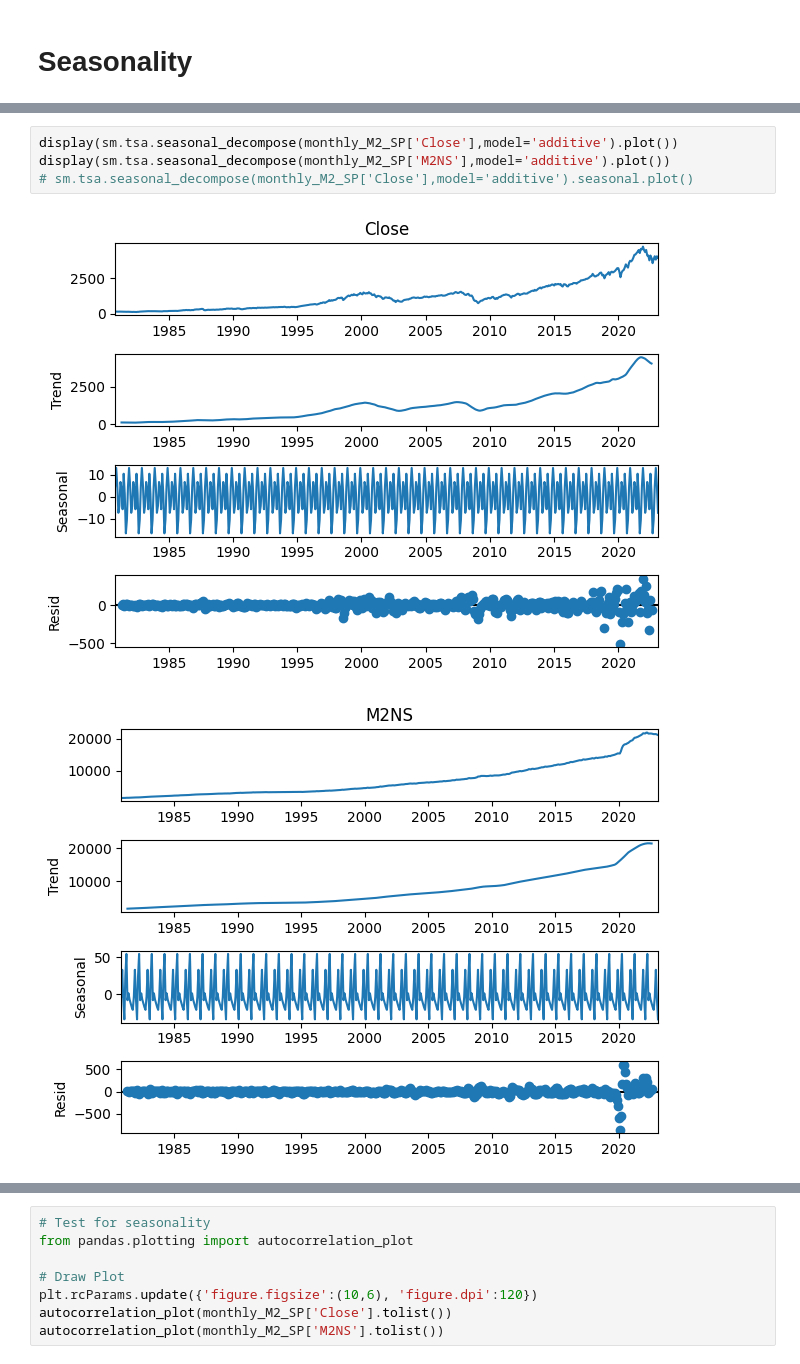
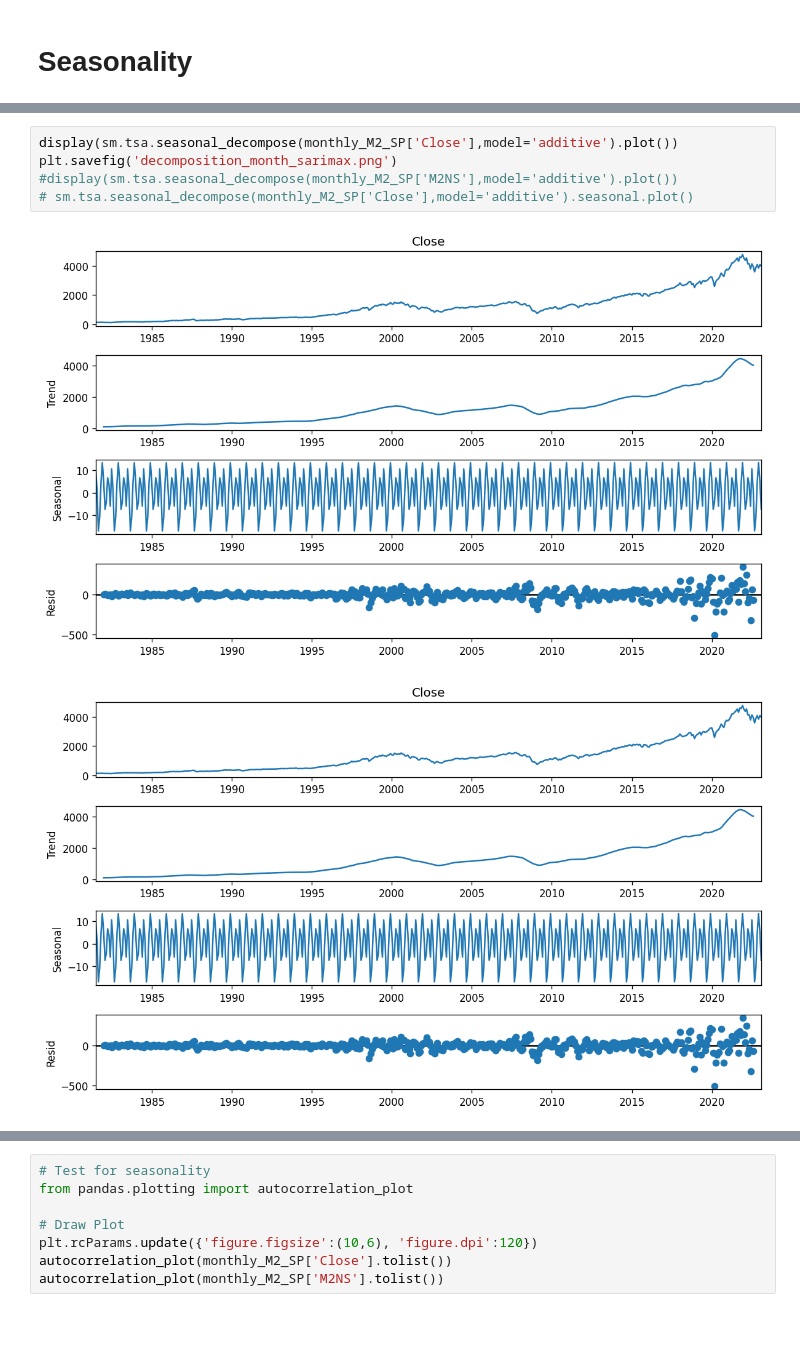
Before and after one commit to jtbandurski/WEC2023, a Jupyter notebook: SARIMAX_close_monthly.ipynb, the cells around one changed output, grey strips where cells are left out. Drawn from its saved outputs; the diff is of its cells as text; blank space fills up the shorter version.

Commit message:
update SARIMAX

```diff
--- a/SARIMAX_close_monthly.ipynb
+++ b/SARIMAX_close_monthly.ipynb
@@ -43,7 +44,8 @@ monthly_M2_SP['Close'].plot()
 # %%
 display(sm.tsa.seasonal_decompose(monthly_M2_SP['Close'],model='additive').plot())
-display(sm.tsa.seasonal_decompose(monthly_M2_SP['M2NS'],model='additive').plot())
+plt.savefig('decomposition_month_sarimax.png')
+#display(sm.tsa.seasonal_decompose(monthly_M2_SP['M2NS'],model='additive').plot())
 # sm.tsa.seasonal_decompose(monthly_M2_SP['Close'],model='additive').seasonal.plot()
 # %% [output]
-[figure, old version]
+[figure, new version]
-[figure, old version]
+[figure, new version]
```
Also changed, not shown: parts of 11 cells of this notebook, 1 other file.
